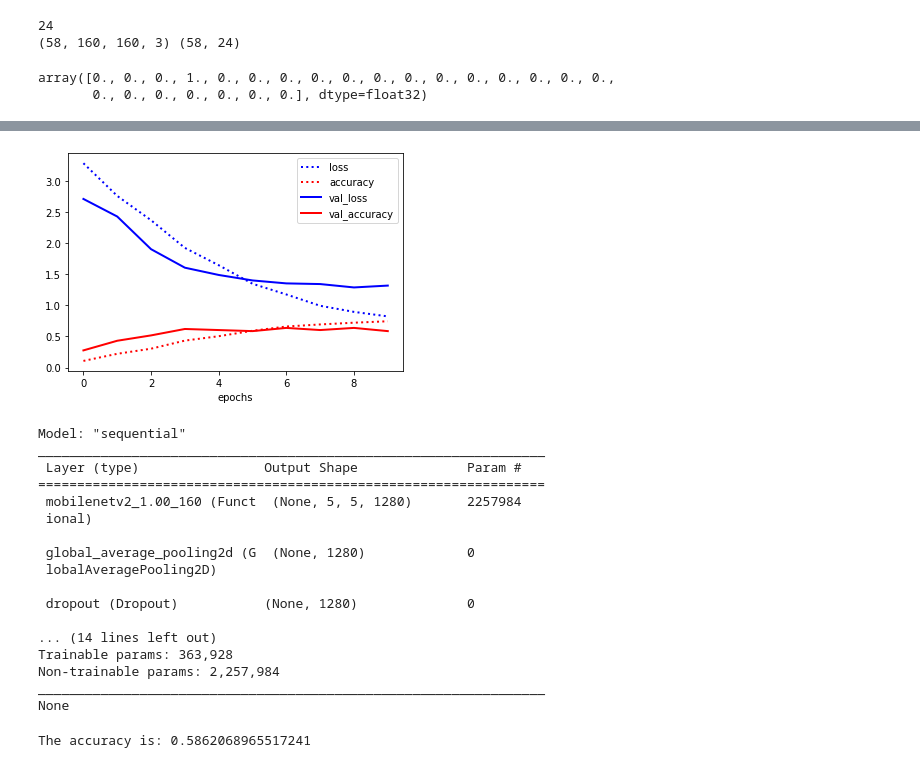
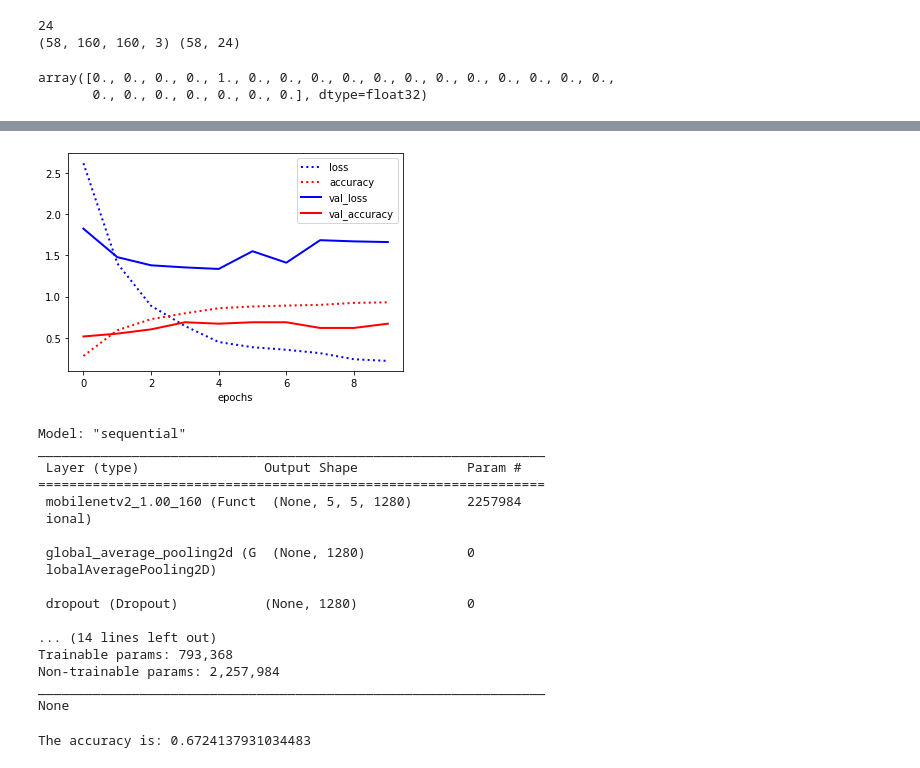
Before and after one commit to JfmGijsbers/2AMV10-group-16, a Jupyter notebook: run2.ipynb, the cells around one changed output, grey strips where cells are left out. Saved outputs shown, nothing was run; the diff lists cells and outputs as text; code cells hidden in the pictures.

```diff
--- a/run2.ipynb
+++ b/run2.ipynb
@@ -90,7 +90,7 @@ def read_data():
     labels = []
     sys.path.insert(0, PATH_m)
 
-    path = "/content/drive/MyDrive/-Univ/2AMV10 Visual Analytics/2AMV10-group-16/data/trainingData/TrainingImages"
+    path = "/content/drive/MyDrive/-Univ/2AMV10/2AMV10-group-16/data/trainingData/TrainingImages"
     i = 0
     limit = 100000
     for label in [name for name in os.listdir(path) if os.path.isdir(f"{path}/{name}")]:
@@ -490,7 +490,7 @@ y = to_categorical(y)
 # %%
 y_val[5]
 # %% [output]
-array([0., 0., 0., 1., 0., 0., 0., 0., 0., 0., 0., 0., 0., 0., 0., 0., 0.,
+array([0., 0., 0., 0., 1., 0., 0., 0., 0., 0., 0., 0., 0., 0., 0., 0., 0.,
        0., 0., 0., 0., 0., 0., 0.], dtype=float32)
 # %%
 def augment_data():
@@ -528,9 +528,9 @@ def build_toy_model():
     model.add(layers.GlobalAveragePooling2D())
     model.add(layers.Dropout(0.3))
     model.add(layers.Flatten())
+    model.add(layers.Dense(512, activation='relu'))
+    model.add(layers.Dropout(0.4))
     model.add(layers.Dense(256, activation='relu'))
-    model.add(layers.Dropout(0.4))
-    model.add(layers.Dense(128, activation='relu'))
     model.add(layers.Dropout(0.5))
     model.add(layers.Dense(y_val.shape[1], activation='softmax'))
     model.compile(optimizer='rmsprop',
@@ -543,5 +543,5 @@ def build_toy_model():
 # First build and store
 # %%
 run_evaluation("toy_example", build_toy_model, augment_data(),
-               PATH_m, generator=True, epochs=10, batch_size=None, steps_per_epoch=30)
+               PATH_m, generator=True, epochs=10, batch_size=None, steps_per_epoch=60)
 # %% [output]
@@ -565,4 +565,4 @@ Max val score: 63.79%
-[figure, old version]
+[figure, new version]
 Model: "sequential"
 _________________________________________________________________
  Layer (type)                Output Shape              Param #
@@ -576,7 +576,7 @@ _________________________________________________________________
  dropout (Dropout)           (None, 1280)              0
 
 ... (14 lines left out)
-Trainable params: 363,928
+Trainable params: 793,368
 Non-trainable params: 2,257,984
 _________________________________________________________________
 None
@@ -591,4 +591,4 @@ def evaluate_model(name):
     return accuracy_score(preds, y_test_c)
 test_accuracy_2_1 = evaluate_model("toy_example")
 # %% [output]
-The accuracy is: 0.5862068965517241
+The accuracy is: 0.6724137931034483
```
Also changed, not shown: parts of 13 cells of this notebook, 1 other file.
